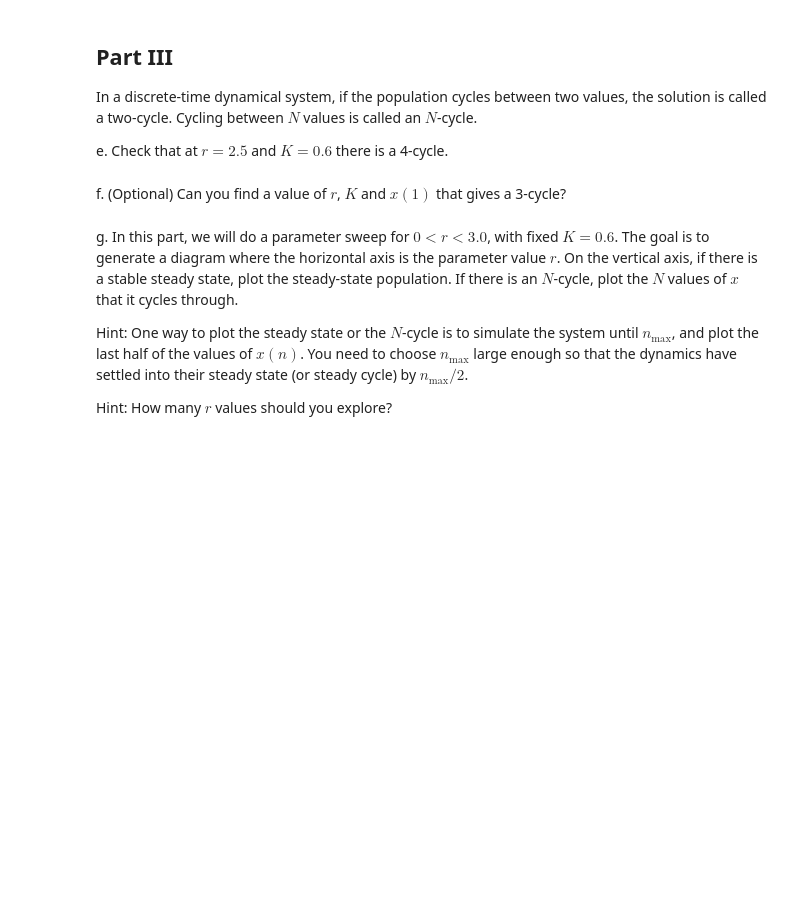
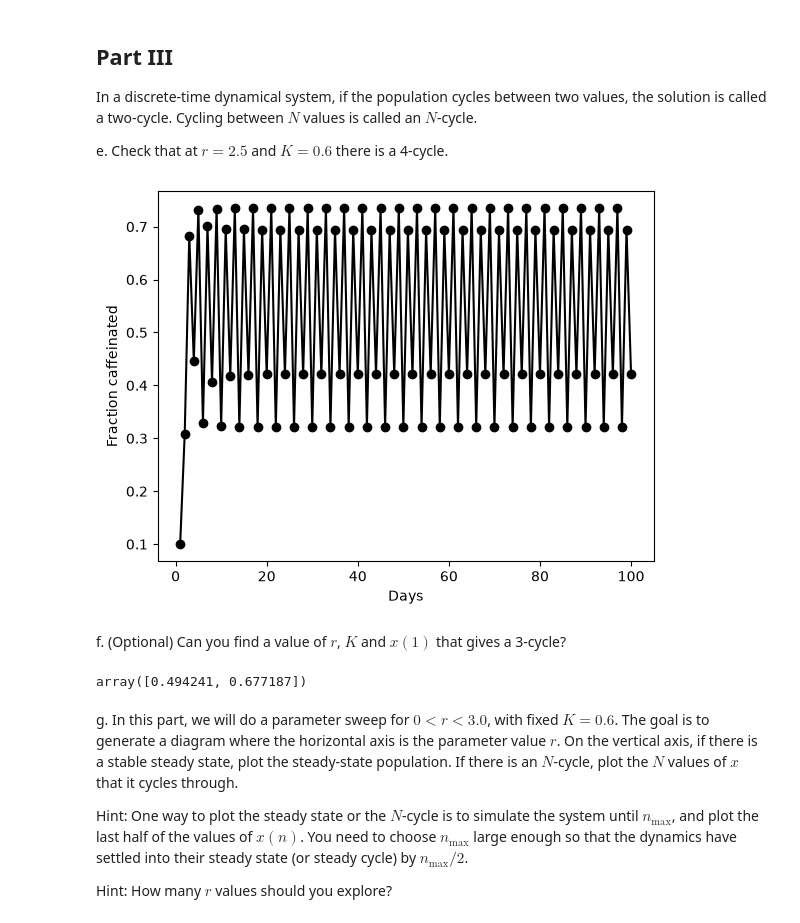
Before and after one commit to Jogar042/MCSBBootcamp, a Jupyter notebook: docs/PS3_discrete-logistic.ipynb, the cells around one changed output. Drawn from its saved outputs; the diff is of its cells as text; code cells hidden in the pictures; blank space fills up the shorter version.

```diff
--- a/docs/PS3_discrete-logistic.ipynb
+++ b/docs/PS3_discrete-logistic.ipynb
@@ -60,6 +109,30 @@ values is called an $N$-cycle.
 e.  Check that at $r=2.5$ and $K=0.6$ there is a 4-cycle.
 # %%
 # Your code here.
+N = 10  # number of scoops in each jar
+r = 2.5 # rate of growth
+K = 0.6 # carrying capacity
+n_max = 10 * N  # max number of days to simulate
+
+x = np.zeros(n_max)  # fraction caffeinated
+
+x[0] = 0.1
+
+for n in range(1, n_max):
+
+    x[n] = x[n-1] + r*(1-(x[n-1]/K))*x[n-1]
+
+# finished loop through days
+
+days = np.arange(1, n_max + 1)
+
+fig, ax = plt.subplots()
+ax.plot(days, x, "-ok")
+ax.set_ylabel("Fraction caffeinated")
+ax.set_xlabel("Days")
+plt.show()
+# %% [output]
+[figure, added]
 # %% [markdown]
 f.  (Optional) Can you find a value of $r$, $K$ and $x(1)$ that gives a
     3-cycle?
@@ -68,3 +157,7 @@ f.  (Optional) Can you find a value of $r$, $K$ and $x(1)$ that gives a
+# %%
+run_sim(2.1, 0.6, 0.1)
+# %% [output]
+array([0.494241, 0.677187])
 # %% [markdown]
 g.  In this part, we will do a parameter sweep for $0<r<3.0$, with fixed
     $K=0.6$. The goal is to generate a diagram where the horizontal axis
```
Also changed, not shown: parts of 6 cells of this notebook, 1 other file.
